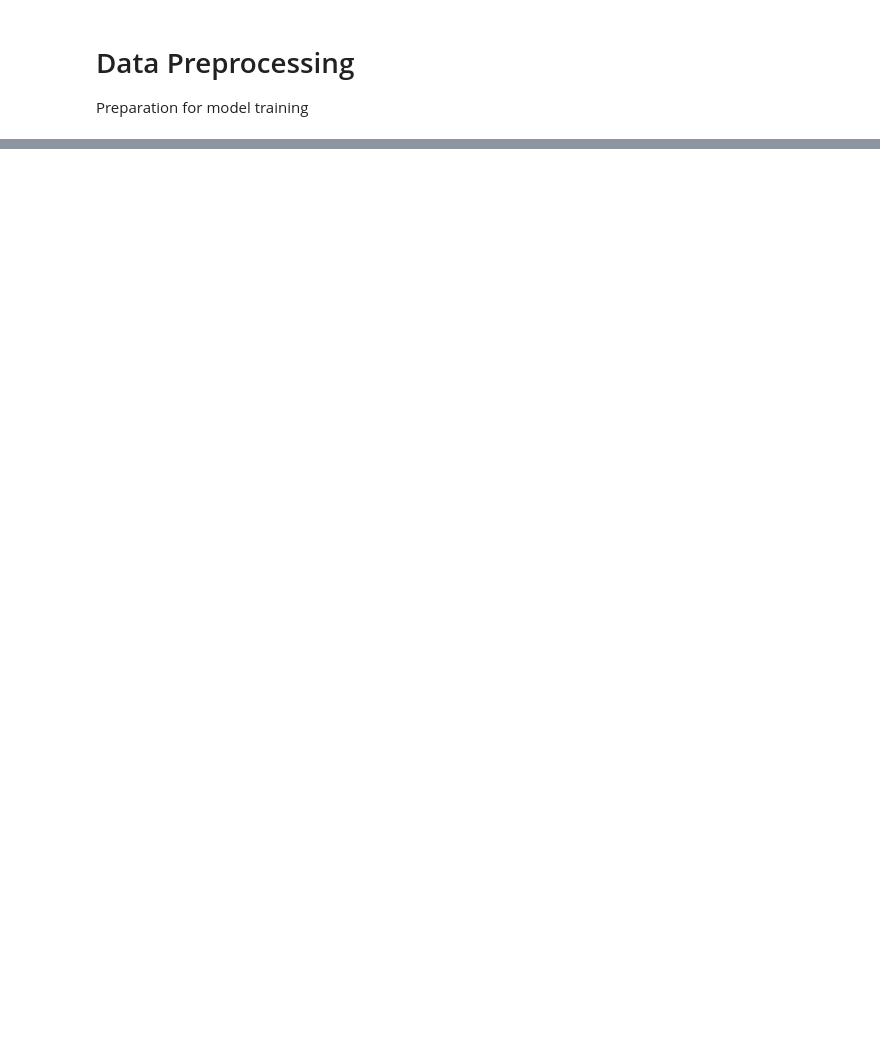
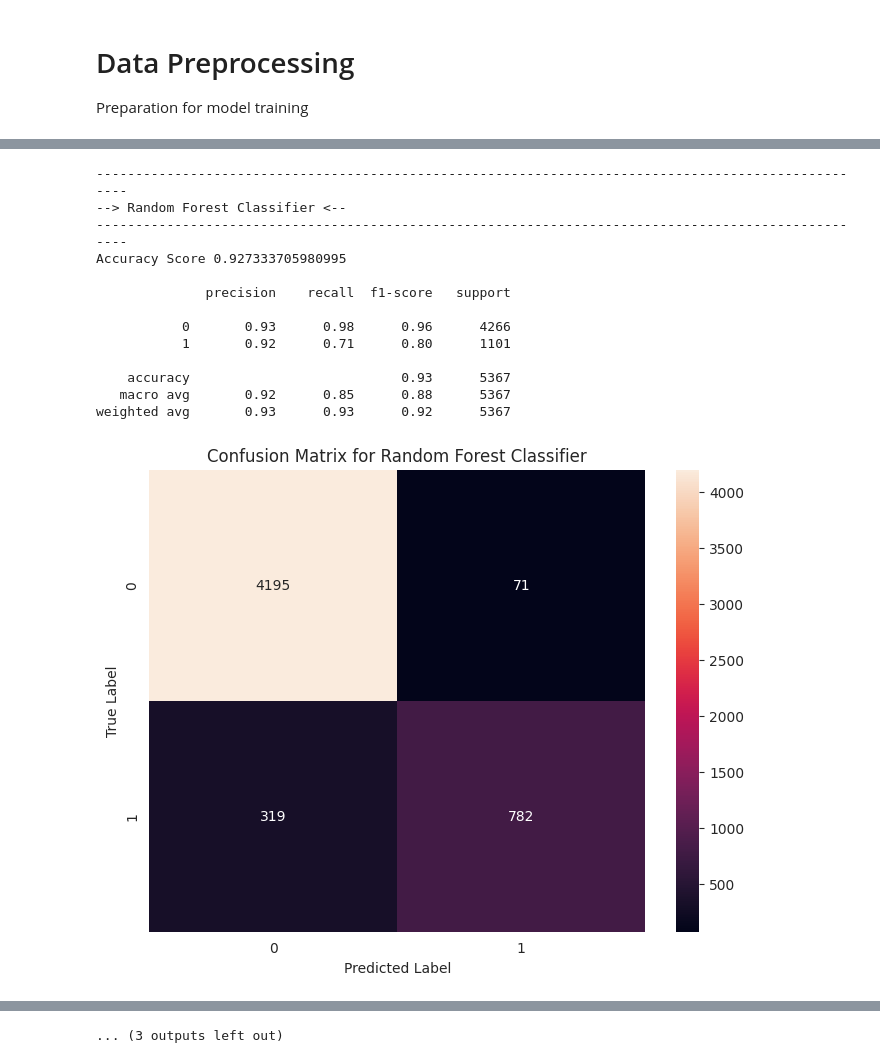
Before and after one commit to faadeola/credit-risk-ml-classification, a Jupyter notebook: credit_class_ml_performace.ipynb, the cells around one changed output, grey strips where cells are left out. Drawn from its saved outputs; the diff is of its cells as text; code cells hidden in the pictures; blank space fills up the shorter version.

Commit message:
Trained baseline model before hyper-parameter tunning

```diff
--- a/credit_class_ml_performace.ipynb
+++ b/credit_class_ml_performace.ipynb
@@ -345,3 +350,3 @@ Index(['loan_grade'], dtype='object')
 # %%
 # Split columns for training and testing
-X_train, X_test, Y_train, Y_test = train_test_split(feature, target, test_size = 0.2, random_state = 42)
+X_train, x_test, Y_train, y_test = train_test_split(feature, target, test_size = 0.2, random_state = 42)
@@ -359,7 +377,3 @@ pipeline = Pipeline([
     ('sampling', SMOTE()),
     ('model', RandomForestClassifier())
 ])
-# %%
-# Train model using pipeline and make predictions
-pipeline.fit(X_train,Y_train)
-y_pred = pipeline.predict(X_test)
@@ -365,0 +405,72 @@ y_pred = pipeline.predict(X_test)
+# %%
+''' Training models by looping through the model dictionary while also outputing metrics'''
+
+for abbr, model_dict in models.items():
+
+  # Chnange the default model in the pipeline to the current running model
+  pipeline.set_params(model = models[abbr]['model'])
+
+  # Train model with split data
+  pipeline.fit(X_train,Y_train)
+
+  # Make prediction using
+  y_pred = pipeline.predict(x_test)
+
+  # Get metrics
+  acc_score = accuracy_score(y_test,y_pred)
+  class_report = classification_report(y_test,y_pred)
+  cm = confusion_matrix(y_test,y_pred)
+
+  # Show metrics
+  print('-'*100)
+  print(f'--> {models[abbr]['name']} <--')
+  print('-'*100)
+
+  print(f'Accuracy Score {acc_score} \n')
+  print(class_report)
+
+  # Plot the confusion matrix of the model
+  plt.subplots(figsize=(8,6), dpi=100)
+  sns.heatmap(cm,annot=True,fmt='d',cbar=True,)
+  plt.xlabel('Predicted Label')
+  plt.ylabel('True Label')
+  plt.title(f'Confusion Matrix for {models[abbr]['name']}')
+  plt.show()
+
+  # Add line break
+  print('\n\n')
+
+  # Plot ROC curve of the current model
+  y_proba = pipeline.predict_proba(x_test)[:, 1]
+  fpr, tpr, thresholds = roc_curve(y_test, y_proba)
+  roc_auc = roc_auc_score(y_test, y_proba)
+
+  plt.figure(figsize=(8, 6), dpi=100)
+  plt.plot(fpr, tpr, color='darkorange', label=f'ROC curve (area {roc_auc:.2f})')
+  plt.plot([0, 1], [0, 1], linestyle='--')
+  plt.xlim([0.0, 1.0])
+  plt.ylim([0.0, 1.05])
+  plt.xlabel('False Positive Rate')
+  plt.ylabel('True Positive Rate')
+  plt.title(f'ROC Curve for {models[abbr]['name']}')
+  plt.legend(loc='lower right')
+  plt.grid(True)
+  plt.show()
+
+  # Add line break
+  print('\n\n')
+# %% [output]
+----------------------------------------------------------------------------------------------------
+--> Random Forest Classifier <--
+----------------------------------------------------------------------------------------------------
+Accuracy Score 0.927333705980995
+
+              precision    recall  f1-score   support
+
+           0       0.93      0.98      0.96      4266
+           1       0.92      0.71      0.80      1101
+
+    accuracy                           0.93      5367
+   macro avg       0.92      0.85      0.88      5367
+weighted avg       0.93      0.93      0.92      5367
+[figure, added]
@@ -365,0 +523 @@ y_pred = pipeline.predict(X_test)
+... (3 outputs left out)
```
Also changed, not shown: parts of 8 cells of this notebook.
